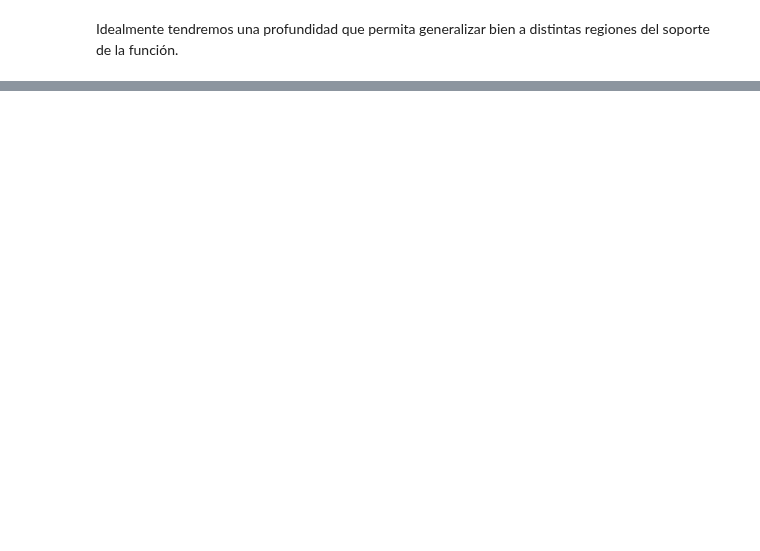
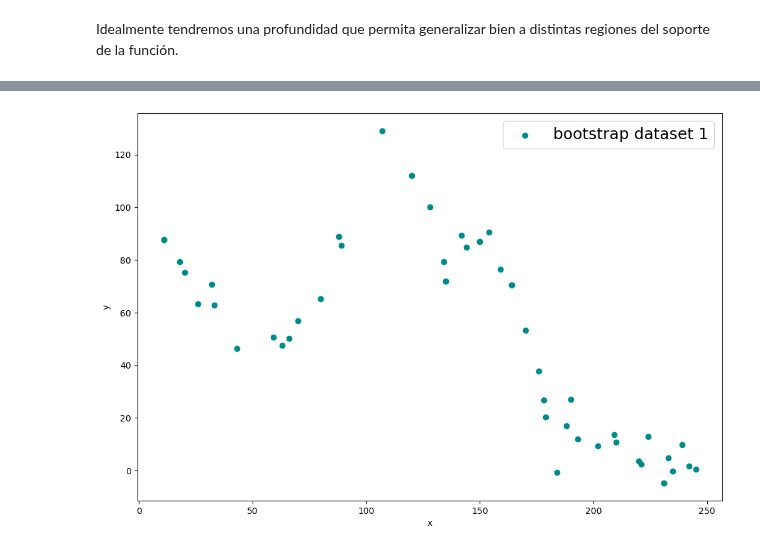
Before and after one commit to GAMES-UChile/Curso-Aprendizaje-de-Maquinas, a Jupyter notebook: demos/arboles_bagging_boosting.ipynb, the cells around one changed output, grey strips where cells are left out. Cells and saved outputs as stored; diff of their text form; code cells hidden in the pictures; blank space fills up the shorter version.

```diff
--- a/demos/arboles_bagging_boosting.ipynb
+++ b/demos/arboles_bagging_boosting.ipynb
@@ -110,0 +123,12 @@ plt.show()
+# %%
+import random
+
+def bootstrapping_sample(X,y,size,seed=0):
+    random.seed(seed)
+    max_index = len(y)
+    X_bootstrap, y_bootstrap = [], []
+    for _ in range(size):
+        i = random.randint(0, max_index-1)
+        X_bootstrap.append(X[i])
+        y_bootstrap.append(y[i])
+    return np.array(X_bootstrap), np.array(y_bootstrap)
@@ -110,0 +145,12 @@ plt.show()
+# %%
+sample_size = 50
+X_bootstrap1, y_bootstrap1 = bootstrapping_sample(X,y,sample_size)
+# %%
+plt.figure(figsize=(12,8))
+plt.scatter(X_bootstrap1,y_bootstrap1,label='bootstrap dataset 1', c='darkcyan')
+plt.legend(prop={'size': 18})
+plt.xlabel('x')
+plt.ylabel('y')
+plt.plot();
+# %% [output]
+[figure, added]
```
Also changed, not shown: parts of 21 cells of this notebook, 1 other file.
